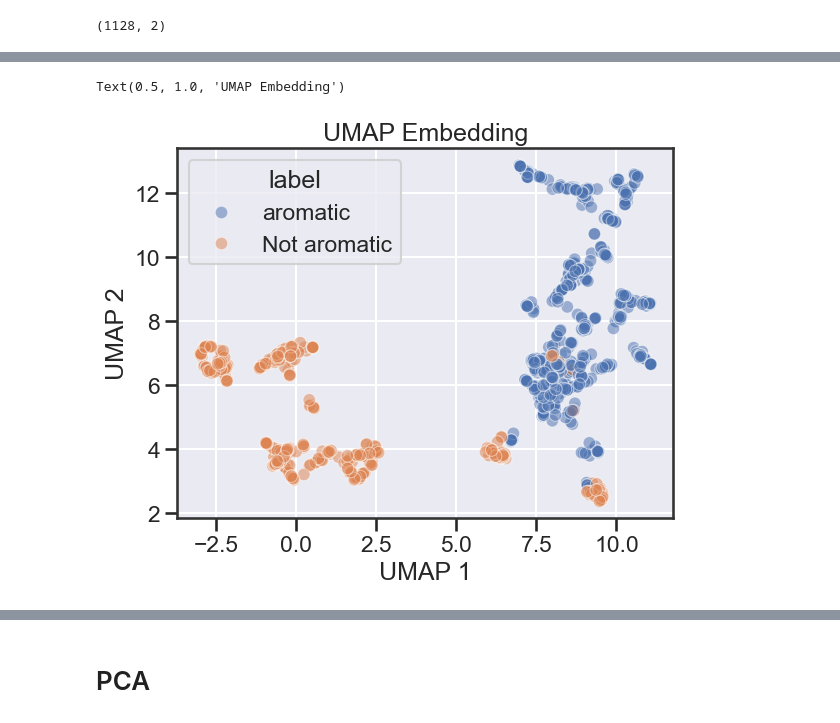
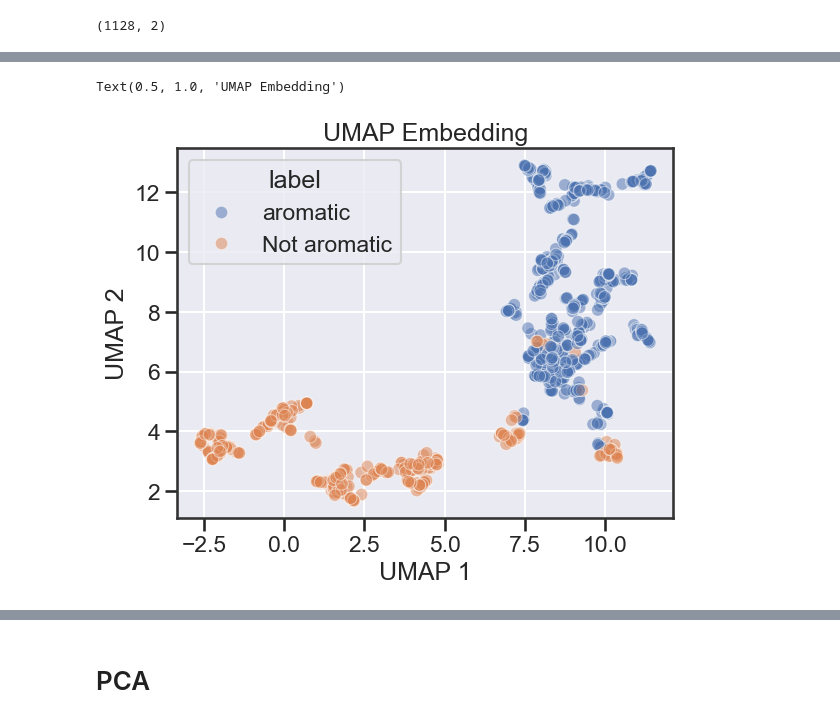
Before and after one commit to kspieks/cheminformatics_similarity, a Jupyter notebook: examples/visualize_chemical_space.ipynb, the cells around one changed output, grey strips where cells are left out. Saved outputs shown, nothing was run; the diff lists cells and outputs as text; code cells hidden in the pictures.

Commit message:
Minor updates to visualization notebook

```diff
--- a/examples/visualize_chemical_space.ipynb
+++ b/examples/visualize_chemical_space.ipynb
@@ -224,6 +239,7 @@ umap_model = umap.UMAP(metric='jaccard',
                        n_components=2,
                        low_memory=False,
                        min_dist=0.001,
+                       random_state=42,
                       )
 # %%
 X_umap = umap_model.fit_transform(X)
@@ -231,9 +247,7 @@ X_umap.shape
 # %% [output]
 (1128, 2)
 # %%
-df_chemical_space = pd.DataFrame({'label': df.label.values,
-                                  'UMAP 1': X_umap[:, 0],
-                                  'UMAP 2': X_umap[:, 1],
-                                 })
-df_chemical_space
+df['UMAP 1'] = X_umap[:, 0]
+df['UMAP 2'] = X_umap[:, 1]
+df
 # %% [output]
@@ -253,12 +267,12 @@ df_chemical_space
 # %%
 method = 'UMAP'
-ax = sns.scatterplot(data=df_chemical_space,
+ax = sns.scatterplot(data=df,
                 x=f'{method} 1',
                 y=f'{method} 2',
                 hue='label',
                 alpha=0.5,
 )
 ax.set_title(f'{method} Embedding')
 # %% [output]
 Text(0.5, 1.0, 'UMAP Embedding')
-[figure, old version]
+[figure, new version]
```
Also changed, not shown: parts of 18 cells of this notebook.
